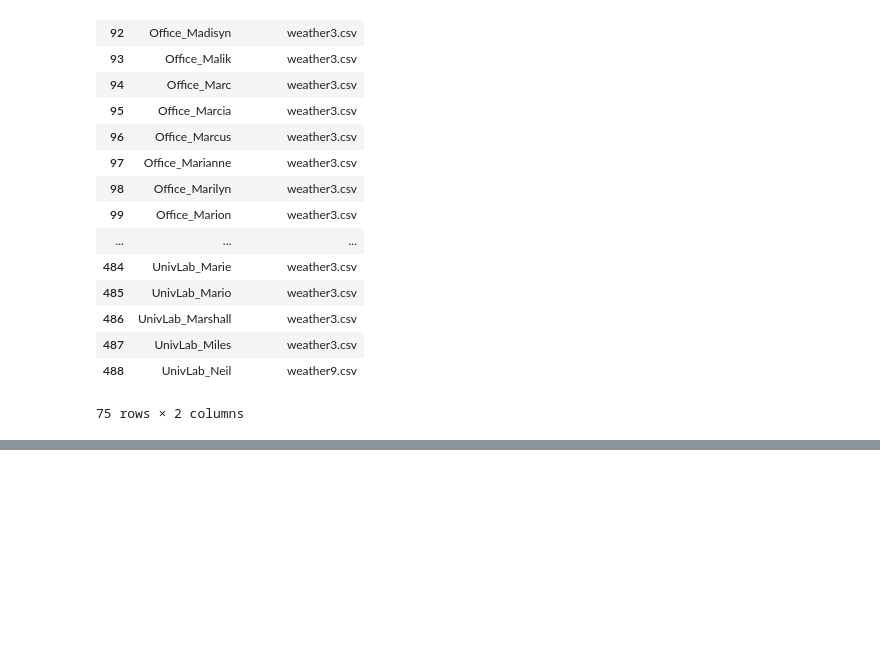
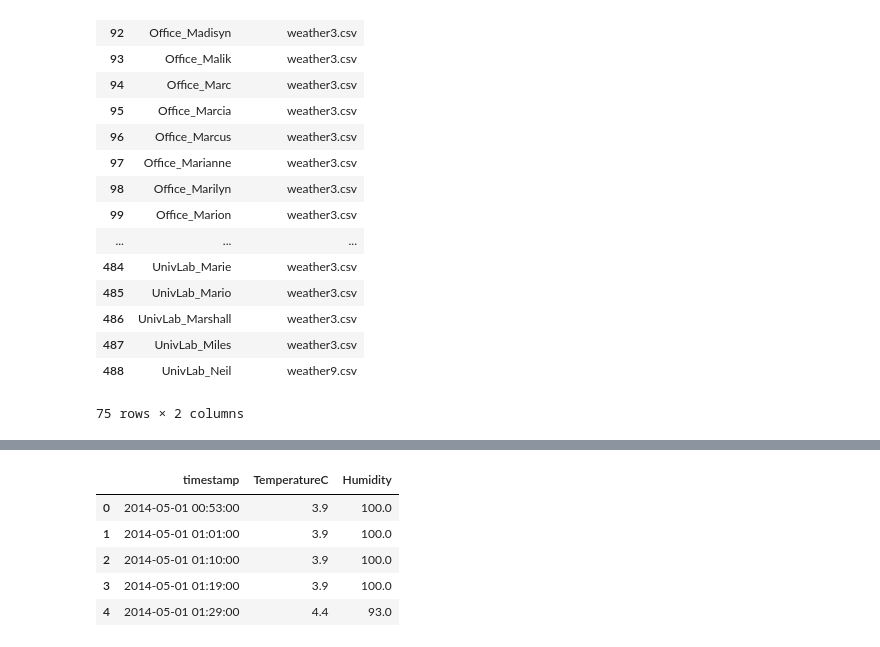
Before and after one commit to daanishrasheed/predict_electricity_consumption, a Jupyter notebook: predict_electricity.ipynb, the cells around one changed output, grey strips where cells are left out. Drawn from its saved outputs; the diff is of its cells as text; code cells hidden in the pictures; blank space fills up the shorter version.

```diff
--- a/predict_electricity.ipynb
+++ b/predict_electricity.ipynb
@@ -61,0 +126,4 @@ filtered[['uid', 'newweatherfilename']]
+# %%
+weather_data['timestamp'] = pd.to_datetime(weather_data['timestamp'])
+# %%
+weather_data = weather_data[['timestamp', 'TemperatureC', 'Humidity']]
@@ -61,0 +139,9 @@ filtered[['uid', 'newweatherfilename']]
+# %%
+weather_data.head()
+# %% [output]
+|  | timestamp | TemperatureC | Humidity |
+| 0 | 2014-05-01 00:53:00 | 3.9 | 100.0 |
+| 1 | 2014-05-01 01:01:00 | 3.9 | 100.0 |
+| 2 | 2014-05-01 01:10:00 | 3.9 | 100.0 |
+| 3 | 2014-05-01 01:19:00 | 3.9 | 100.0 |
+| 4 | 2014-05-01 01:29:00 | 4.4 | 93.0 |
```
Also changed, not shown: parts of 12 cells of this notebook.
